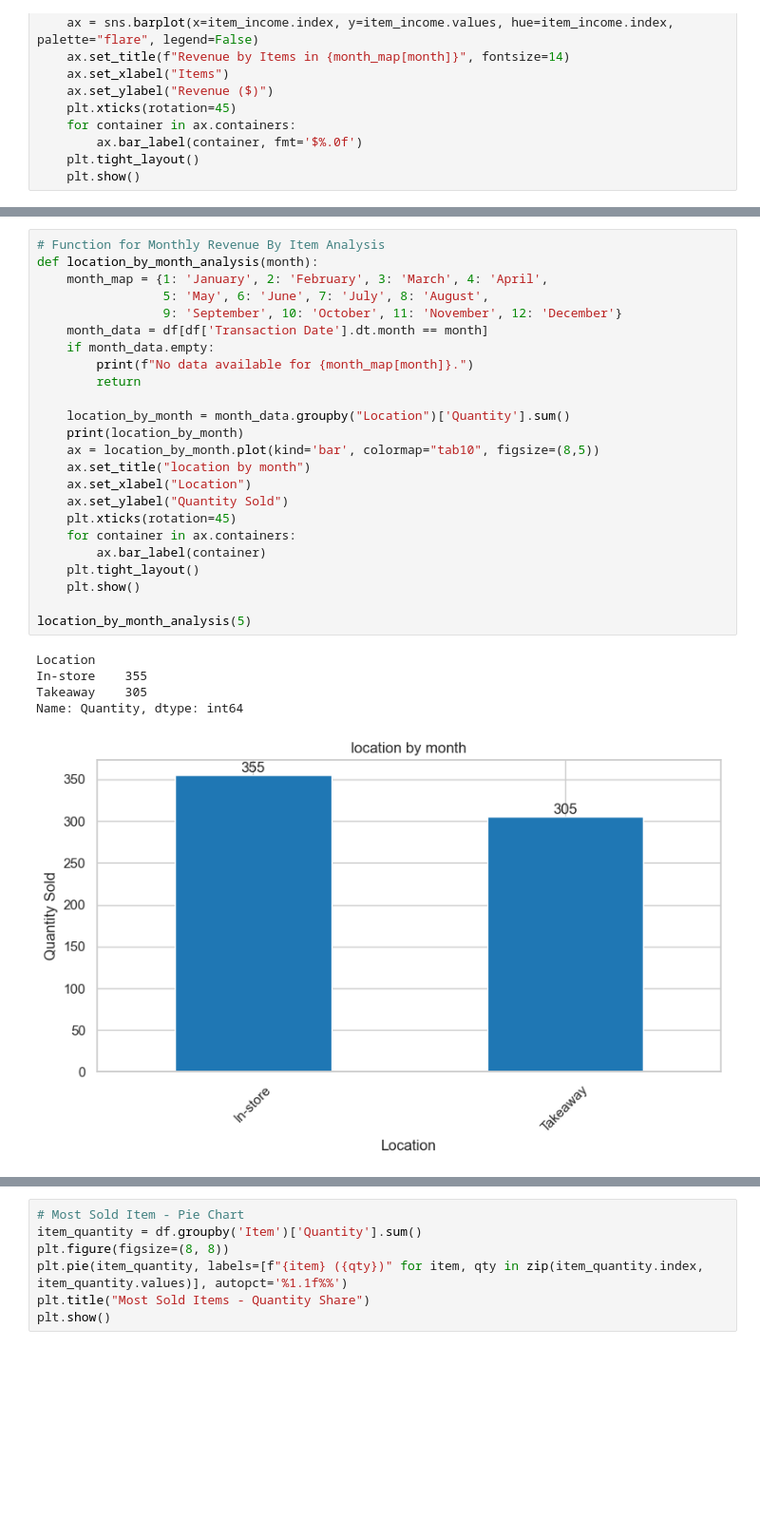
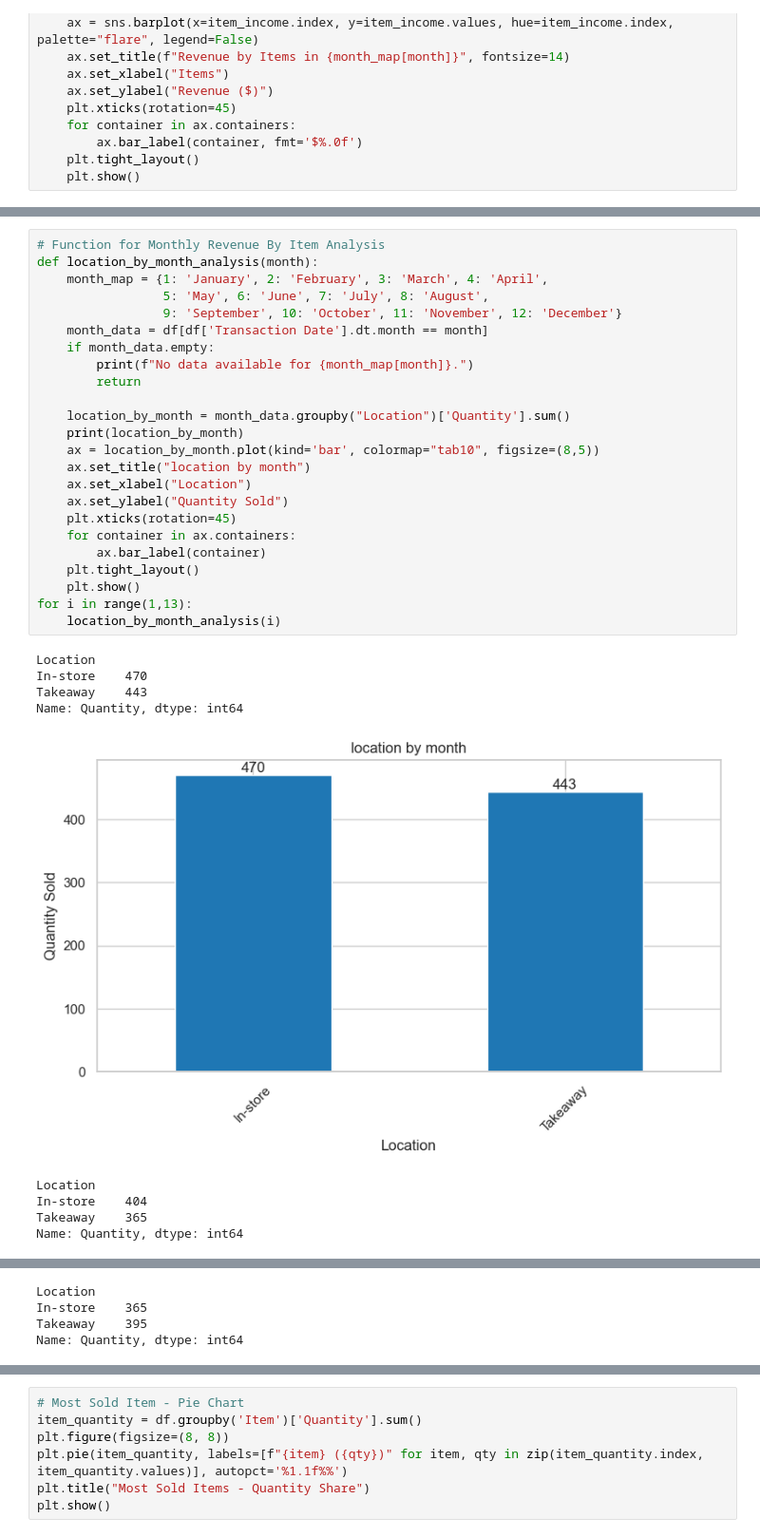
Before and after one commit to Nikhil-2323/Cafe-Sales-Analysis, a Jupyter notebook: Cafe_Sales_Analysis.ipynb, the cells around one changed output, grey strips where cells are left out. Shown at 95% size. Cells and saved outputs as stored; diff of their text form; blank space fills up the shorter version.

```diff
--- a/Cafe_Sales_Analysis.ipynb
+++ b/Cafe_Sales_Analysis.ipynb
@@ -251,30 +271,34 @@ enter the month: 5
 # %%
 # Function for Monthly Revenue By Item Analysis
 def location_by_month_analysis(month):
     month_map = {1: 'January', 2: 'February', 3: 'March', 4: 'April',
                  5: 'May', 6: 'June', 7: 'July', 8: 'August',
                  9: 'September', 10: 'October', 11: 'November', 12: 'December'}
     month_data = df[df['Transaction Date'].dt.month == month]
     if month_data.empty:
         print(f"No data available for {month_map[month]}.")
         return
 
     location_by_month = month_data.groupby("Location")['Quantity'].sum()
     print(location_by_month)
     ax = location_by_month.plot(kind='bar', colormap="tab10", figsize=(8,5))
     ax.set_title("location by month")
     ax.set_xlabel("Location")
     ax.set_ylabel("Quantity Sold")
     plt.xticks(rotation=45)
     for container in ax.containers:
         ax.bar_label(container)
     plt.tight_layout()
     plt.show()
-
-location_by_month_analysis(5)
+for i in range(1,13):
+    location_by_month_analysis(i)
 # %% [output]
 Location
-In-store    355
-Takeaway    305
+In-store    470
+Takeaway    443
 Name: Quantity, dtype: int64
-[figure, old version]
+[figure, new version]
+Location
+In-store    404
+Takeaway    365
+Name: Quantity, dtype: int64
@@ -280,0 +306,4 @@ Name: Quantity, dtype: int64
+Location
+In-store    365
+Takeaway    395
+Name: Quantity, dtype: int64
```
Also changed, not shown: parts of 3 cells of this notebook.
